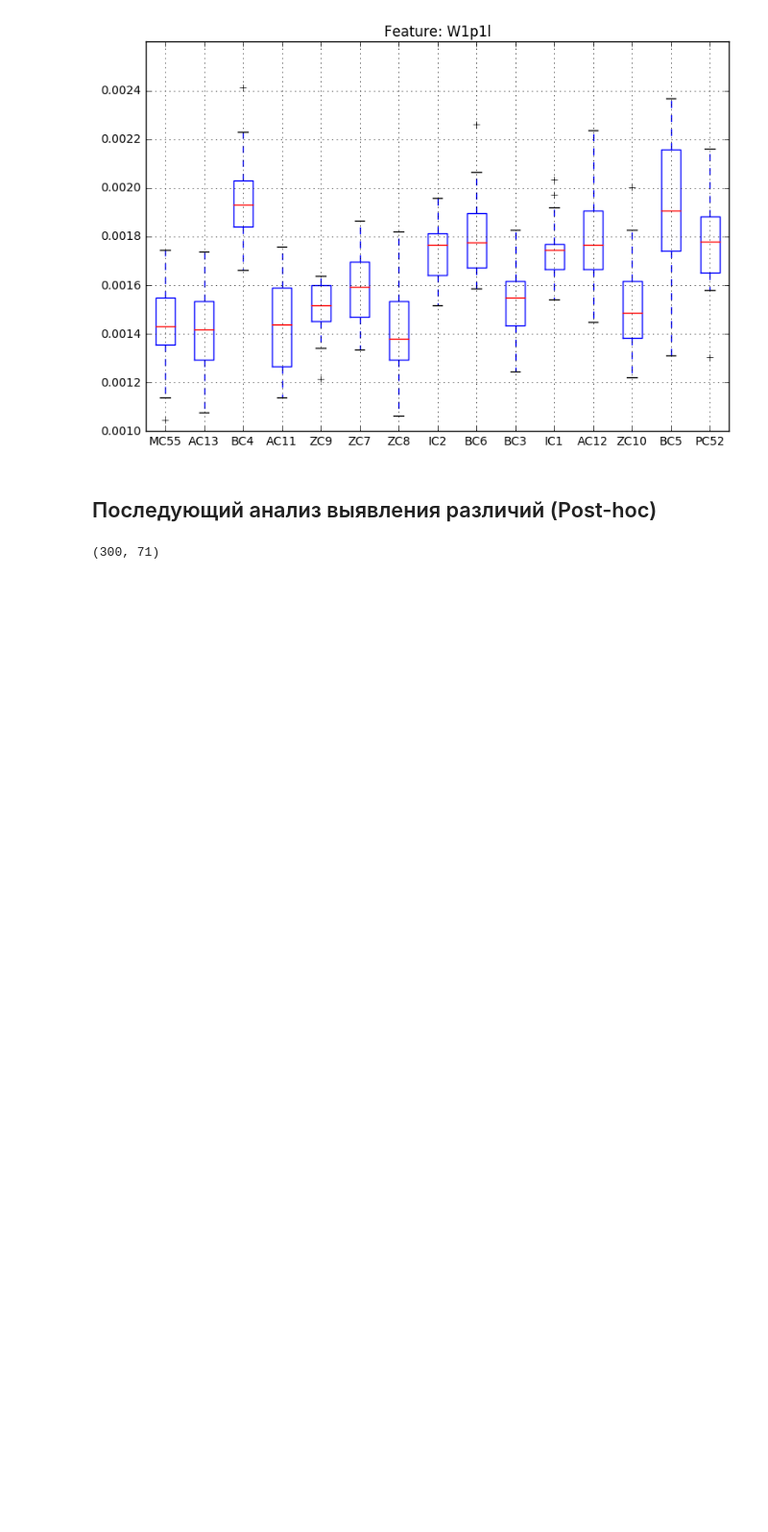
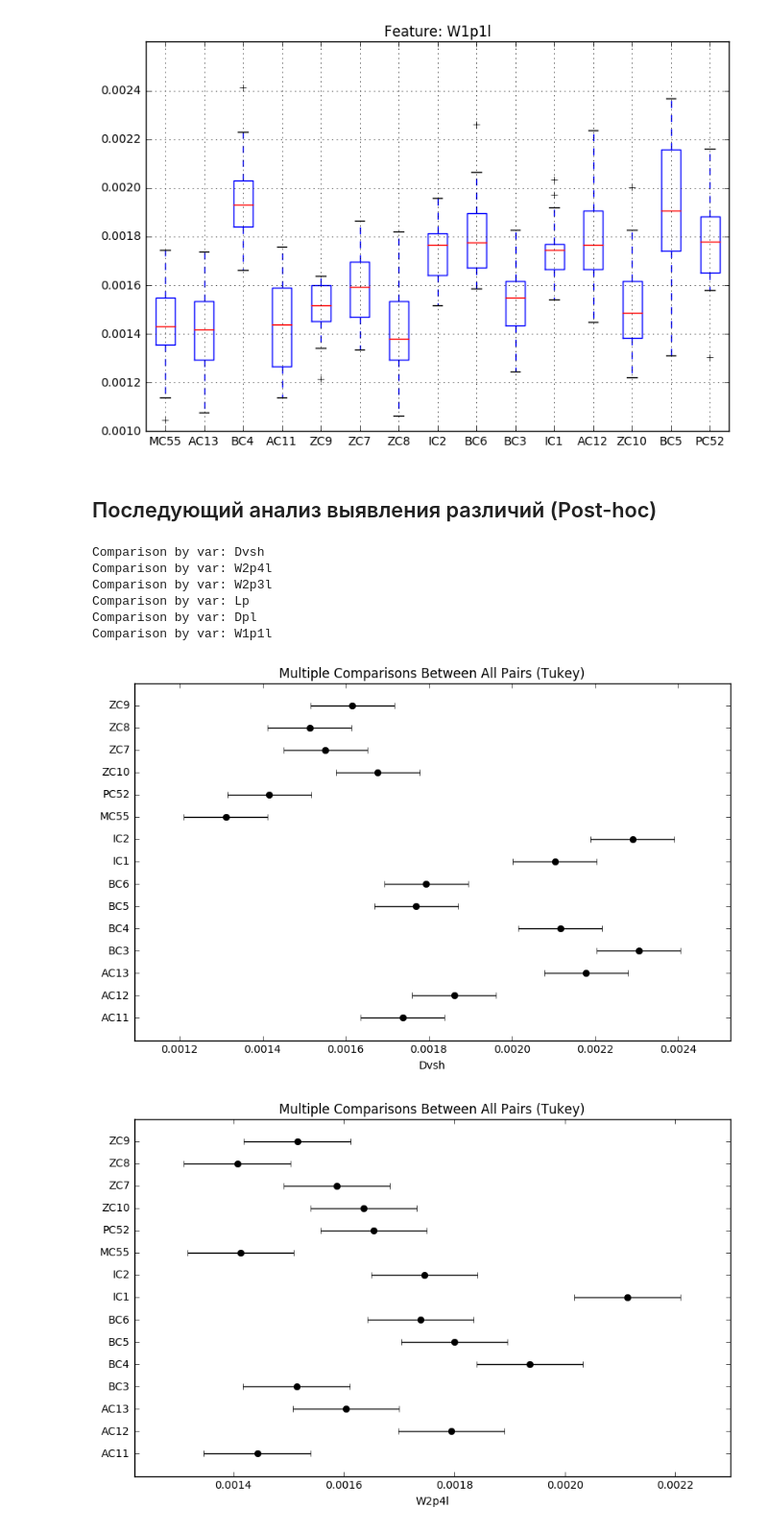
Before and after one commit to VBGI/df, a Jupyter notebook: inside_df.ipynb, the cells around one changed output. Shown: that part at 96% size. Saved outputs shown, nothing was run; the diff lists cells and outputs as text; code cells hidden in the pictures; blank space fills up the shorter version.

```diff
--- a/inside_df.ipynb
+++ b/inside_df.ipynb
@@ -11,7 +11,8 @@ data = pd.read_excel('data.xlsx', header=1)
 # %%
 num_features = ['L1p1l','L1p2l','W1p1l','W1p2l','L2p3l','L2p4l','W2p3l','W2p4l', 'S2p3l','S2p4l','Lkd','Wkd','OtnWLkd','Dvsh','Dosh','Lp','Dpl','Lns','Wns','Lvs','Wvs']
 nonnum_features = ['Dp','Dvl','Dnl','Dc','Dvns','Dnns','Dvvs','Dnvs']
-aux_features = ['Sp', 'idCP', 'LAT','LON','ALT','IC','PN','WK','CK','IOE','Ann_PREC']
-data = data[num_features + nonnum_features + aux_features].dropna()
+aux_features = ['Sp', 'idCP']
+env_features = ['ALT', 'IC', 'PN', 'WK', 'CK', 'IOE', 'Ann_PREC']
+data = data[num_features + nonnum_features + aux_features + env_features].dropna()
 print('Исходный размер массива данных:', data.shape)
 # %% [output]
@@ -100,7 +101,8 @@ True
 # %% [markdown]
 #### Визуализация различий (рассмотрим только те 6 признаков, которые показали максимальные различия)
 # %%
-for var in ['Dvsh', 'W2p4l', 'W2p3l', 'Lp', 'Dpl', 'W1p1l']:
+most_variable = ['Dvsh', 'W2p4l', 'W2p3l', 'Lp', 'Dpl', 'W1p1l']
+for var in most_variable:
     res = [x[var].tolist() for x in splitted]
     f=plt.figure(figsize=(9,6))
     ax=f.add_subplot(111)
@@ -117,6 +119,20 @@ for var in ['Dvsh', 'W2p4l', 'W2p3l', 'Lp', 'Dpl', 'W1p1l']:
 # %% [markdown]
 ## Последующий анализ выявления различий (Post-hoc)
 # %%
-pd.concat(splitted)
+posthoc = pd.concat(splitted)
-# %% [output]
-(300, 71)
+# %%
+from statsmodels.stats.multicomp import (pairwise_tukeyhsd,
+                                         MultiComparison)
+for var in most_variable:
+    res = pairwise_tukeyhsd(posthoc[var], posthoc['idCP'], alpha=0.05)
+    print('Comparison by var: %s' % var)
+    res.plot_simultaneous(xlabel=var)
+# %% [output]
+Comparison by var: Dvsh
+Comparison by var: W2p4l
+Comparison by var: W2p3l
+Comparison by var: Lp
+Comparison by var: Dpl
+Comparison by var: W1p1l
+[figure, added]
+[figure, added]
```
Also changed, not shown: parts of 19 cells of this notebook, 6 other files.
